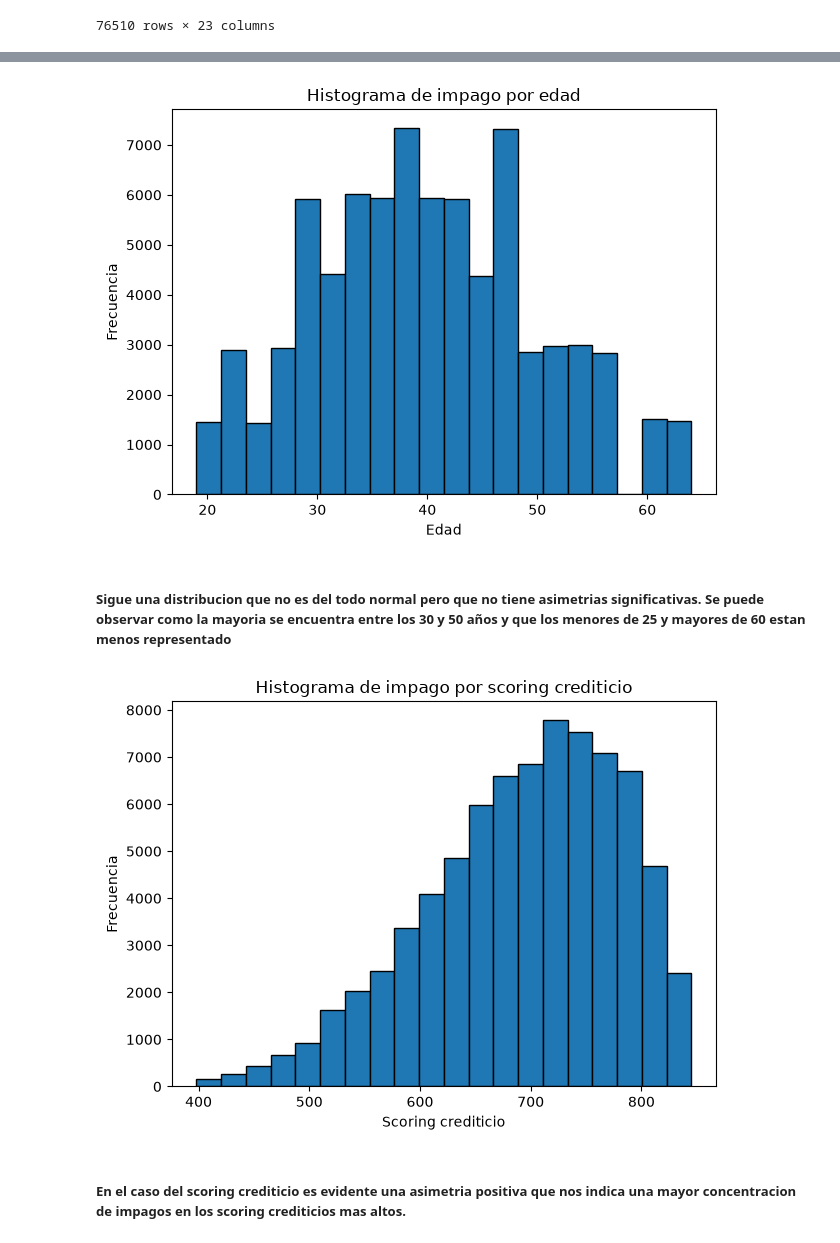
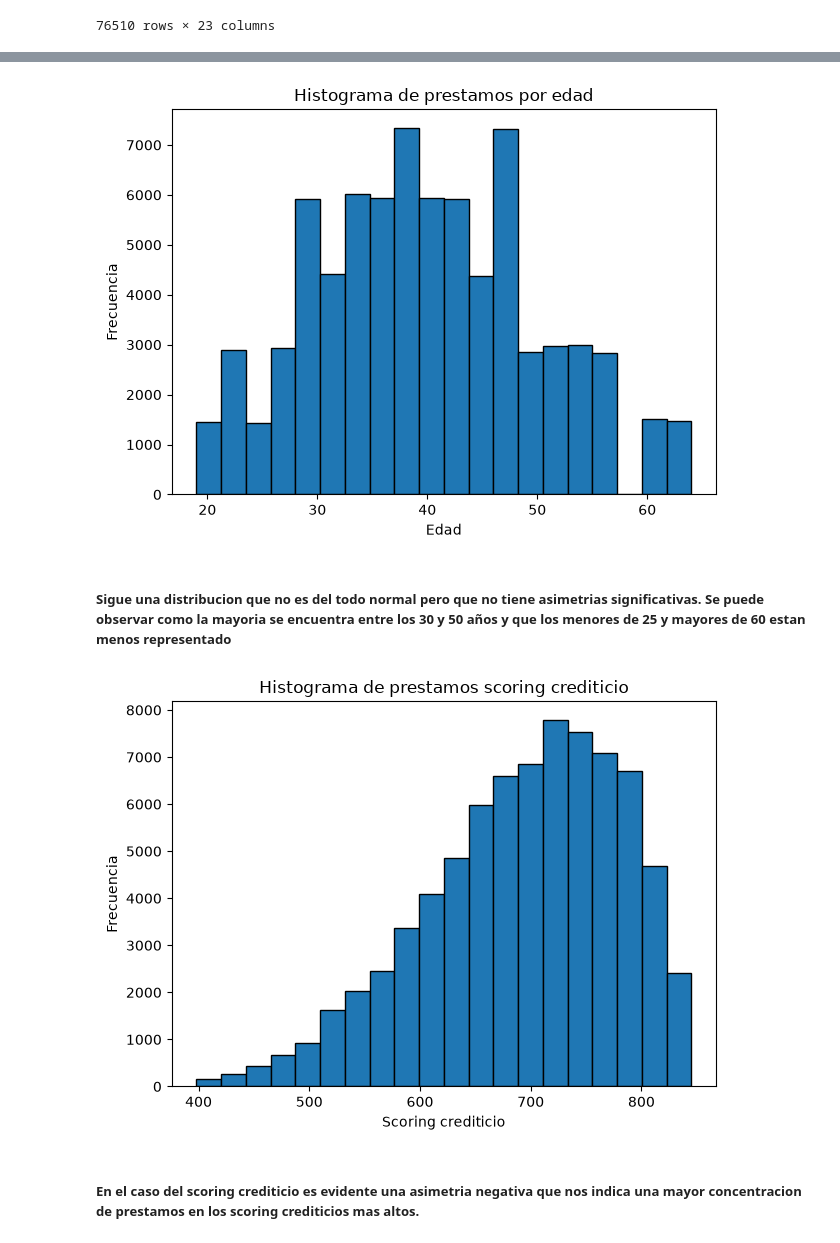
Before and after one commit to nereaaloria-ctrl/RETO-5-Verde-Claro, a Jupyter notebook: tratamiento de datos.ipynb, the cells around one changed output, grey strips where cells are left out. Saved outputs shown, nothing was run; the diff lists cells and outputs as text; code cells hidden in the pictures.

```diff
--- a/tratamiento de datos.ipynb
+++ b/tratamiento de datos.ipynb
@@ -276,25 +276,25 @@ dtypes: float64(16), int64(6), str(1)
 memory usage: 13.4 MB
 # %%
 plt.hist(datos['Edad'],bins=20, edgecolor='black')
-plt.title('Histograma de impago por edad')
+plt.title('Histograma de prestamos por edad')
 plt.xlabel('Edad')
 plt.ylabel('Frecuencia')
 plt.tight_layout()
 plt.show()
 # %% [output]
-[figure, old version]
+[figure, new version]
 # %% [markdown]
 ##### Sigue una distribucion que no es del todo normal pero que no tiene asimetrias significativas. Se puede observar como la mayoria se encuentra entre los 30 y 50 años y que los menores de 25 y mayores de 60 estan menos representado
 # %%
 plt.hist(datos['Scoring_Crediticio'],bins=20, edgecolor='black')
-plt.title('Histograma de impago por scoring crediticio')
+plt.title('Histograma de prestamos scoring crediticio')
 plt.xlabel('Scoring crediticio')
 plt.ylabel('Frecuencia')
 plt.tight_layout()
 plt.show()
 # %% [output]
-[figure, old version]
+[figure, new version]
 # %% [markdown]
-##### En el caso del scoring crediticio es evidente una asimetria positiva que nos indica una mayor concentracion de impagos en los scoring crediticios mas altos.
+##### En el caso del scoring crediticio es evidente una asimetria negativa que nos indica una mayor concentracion de prestamos en los scoring crediticios mas altos.
 # %%
 plt.hist(datos['Ingresos'],bins=20, edgecolor='black')
```
Also changed, not shown: parts of 11 cells of this notebook.
